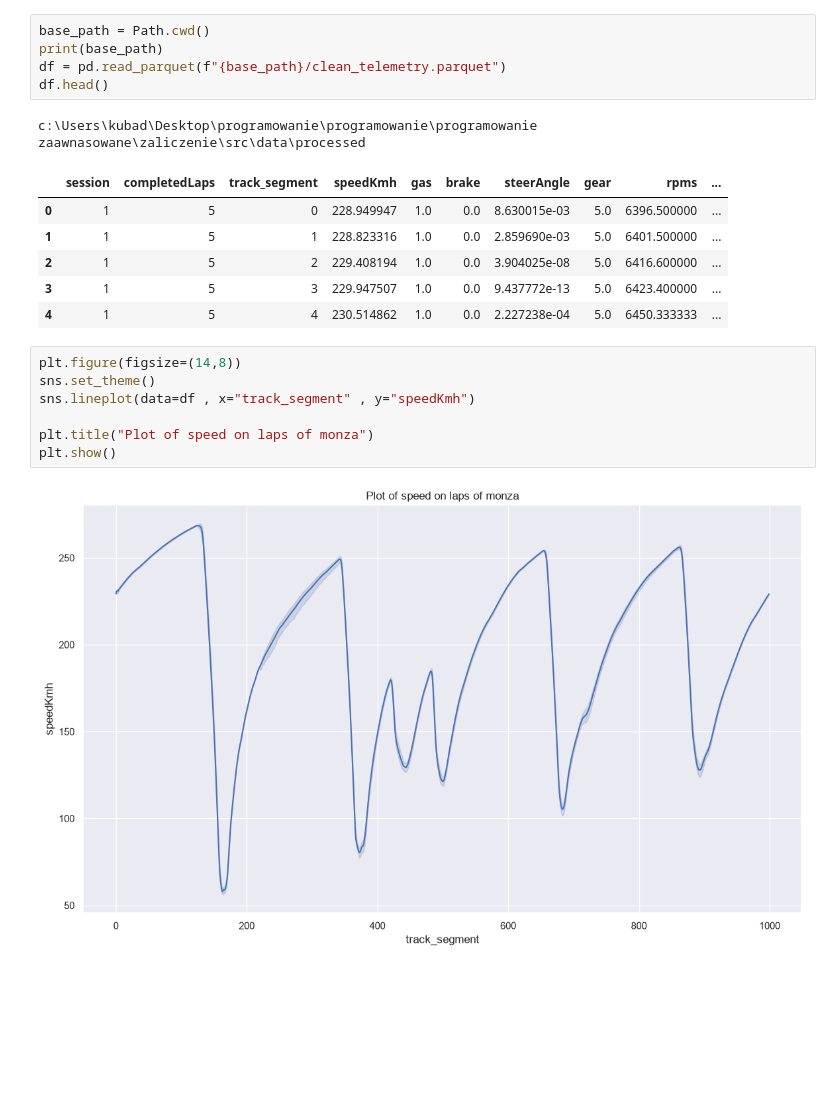
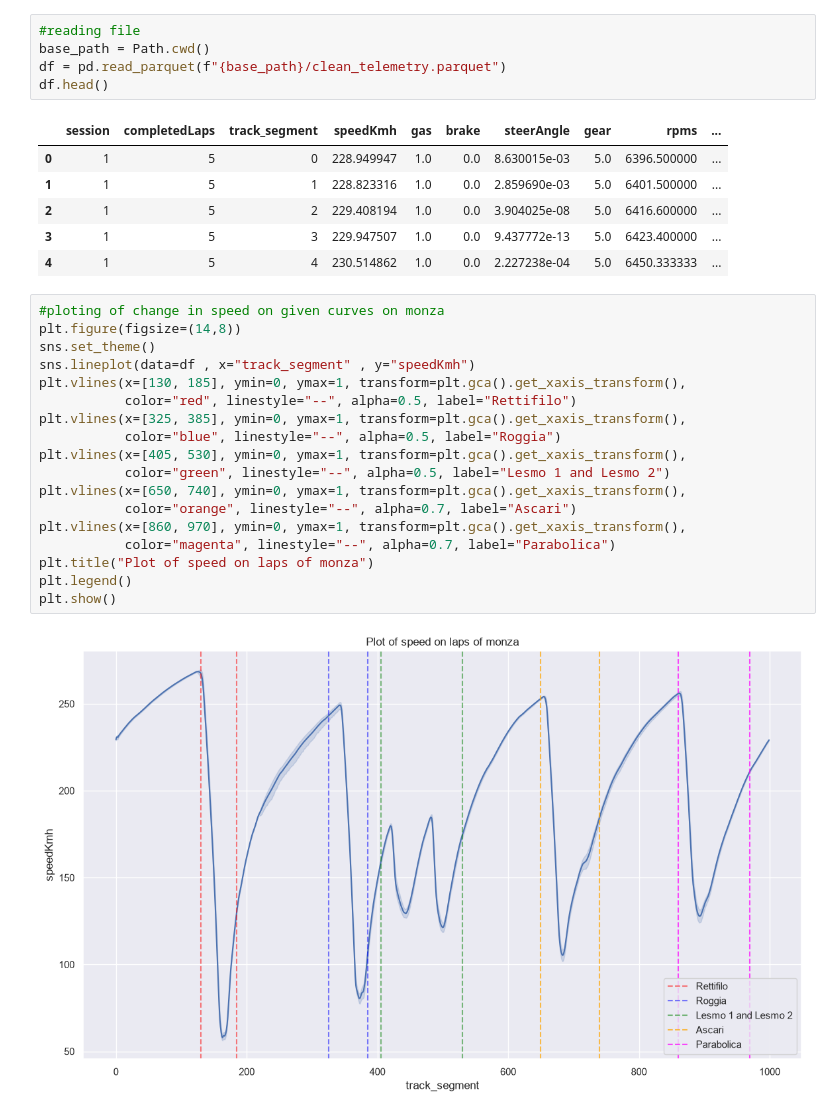
Before and after one commit to dabek782/Projekt-na-Programowanie-zaawansowane, a Jupyter notebook: src/data/processed/analisys.ipynb, the cells around one changed output. Drawn from its saved outputs; the diff is of its cells as text; blank space fills up the shorter version.

Commit message:
Made plot of how fast is car moving in kmph on each curve and schicane on mozna and give comments to files for clear reading

```diff
--- a/src/data/processed/analisys.ipynb
+++ b/src/data/processed/analisys.ipynb
@@ -5,12 +6,11 @@ import seaborn as sns
 import numpy as np
 import pandas as pd
 # %%
+#reading file
 base_path = Path.cwd()
-print(base_path)
 df = pd.read_parquet(f"{base_path}/clean_telemetry.parquet")
 df.head()
 # %% [output]
-c:\Users\kubad\Desktop\programowanie\programowanie\programowanie zaawnasowane\zaliczenie\src\data\processed
 |  | session | completedLaps | track_segment | speedKmh | gas | brake | steerAngle | gear | rpms | ... |
 | 0 | 1 | 5 | 0 | 228.949947 | 1.0 | 0.0 | 8.630015e-03 | 5.0 | 6396.500000 | ... |
 | 1 | 1 | 5 | 1 | 228.823316 | 1.0 | 0.0 | 2.859690e-03 | 5.0 | 6401.500000 | ... |
@@ -18,11 +18,22 @@ c:\Users\kubad\Desktop\programowanie\programowanie\programowanie zaawnasowane\za
 | 3 | 1 | 5 | 3 | 229.947507 | 1.0 | 0.0 | 9.437772e-13 | 5.0 | 6423.400000 | ... |
 | 4 | 1 | 5 | 4 | 230.514862 | 1.0 | 0.0 | 2.227238e-04 | 5.0 | 6450.333333 | ... |
 # %%
+#ploting of change in speed on given curves on monza
 plt.figure(figsize=(14,8))
 sns.set_theme()
 sns.lineplot(data=df , x="track_segment" , y="speedKmh")
-
+plt.vlines(x=[130, 185], ymin=0, ymax=1, transform=plt.gca().get_xaxis_transform(),
+           color="red", linestyle="--", alpha=0.5, label="Rettifilo")
+plt.vlines(x=[325, 385], ymin=0, ymax=1, transform=plt.gca().get_xaxis_transform(),
+           color="blue", linestyle="--", alpha=0.5, label="Roggia")
+plt.vlines(x=[405, 530], ymin=0, ymax=1, transform=plt.gca().get_xaxis_transform(),
+           color="green", linestyle="--", alpha=0.5, label="Lesmo 1 and Lesmo 2")
+plt.vlines(x=[650, 740], ymin=0, ymax=1, transform=plt.gca().get_xaxis_transform(),
+           color="orange", linestyle="--", alpha=0.7, label="Ascari")
+plt.vlines(x=[860, 970], ymin=0, ymax=1, transform=plt.gca().get_xaxis_transform(),
+           color="magenta", linestyle="--", alpha=0.7, label="Parabolica")
 plt.title("Plot of speed on laps of monza")
+plt.legend()
 plt.show()
 # %% [output]
-[figure, old version]
+[figure, new version]
```
Also changed, not shown: parts of 1 cell of this notebook, 1 other file.
